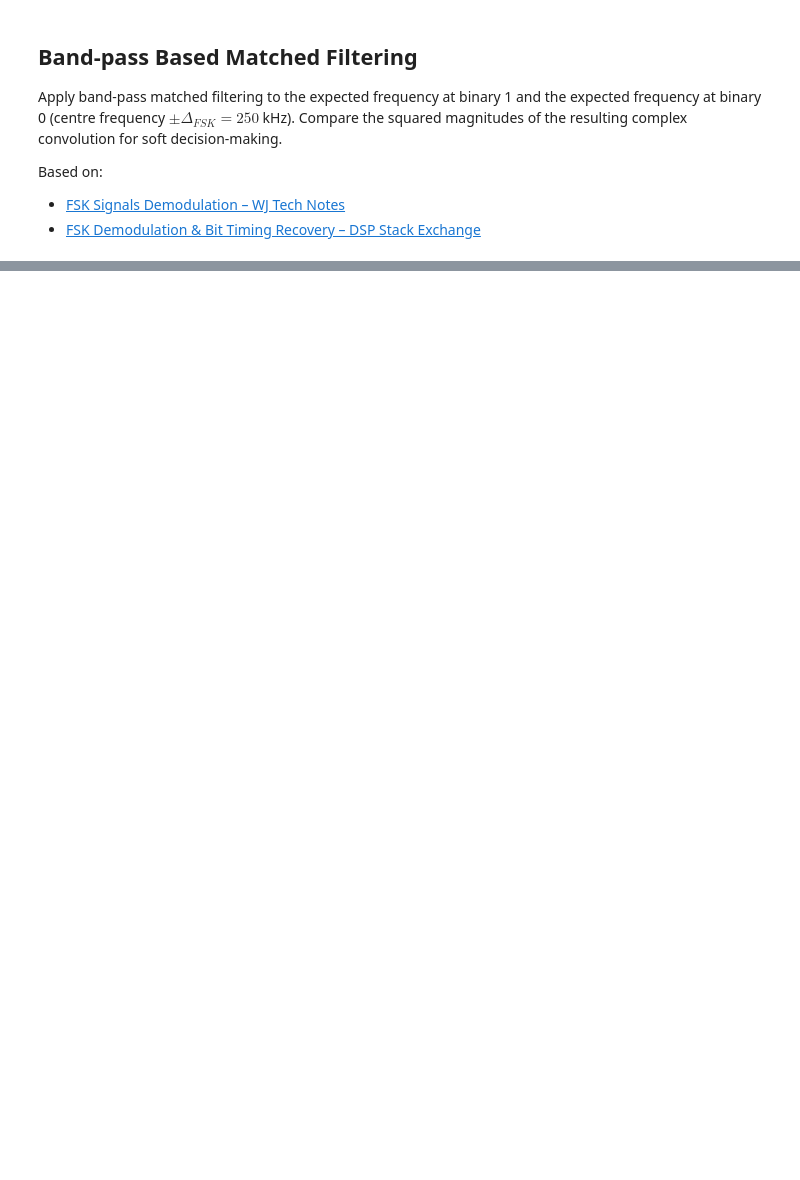
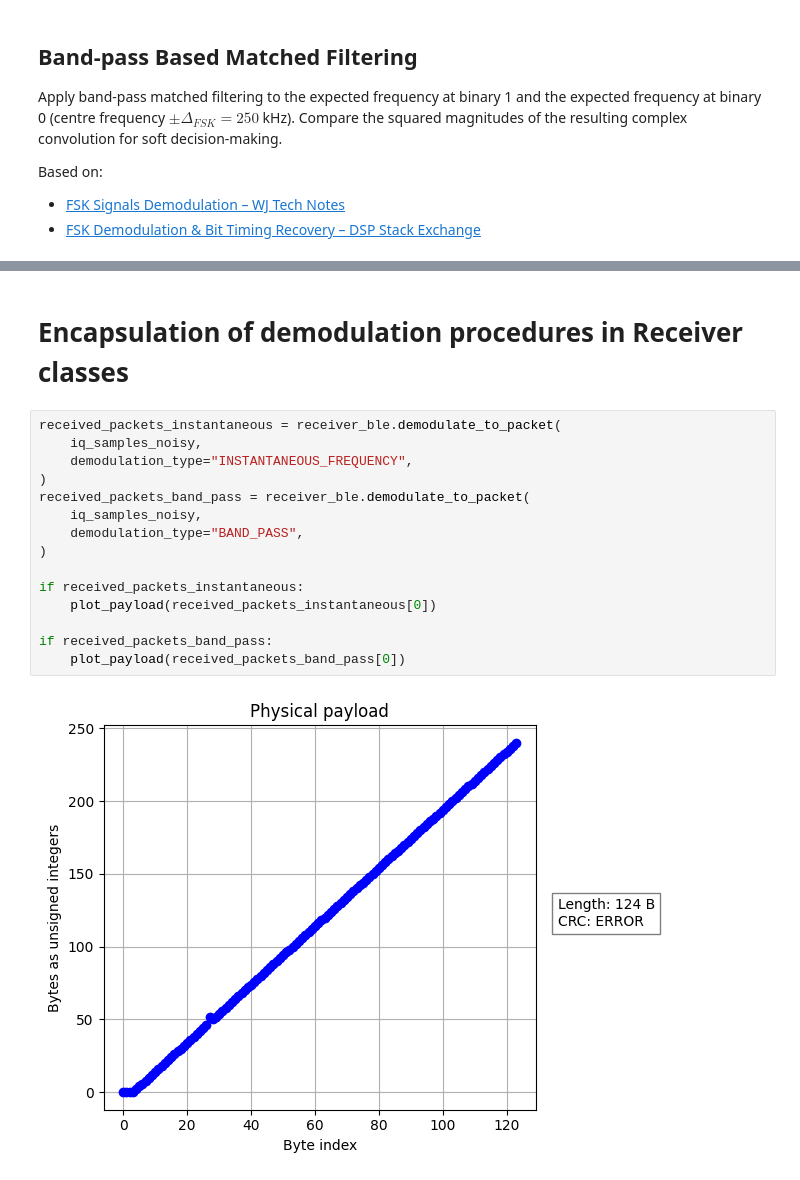
Before and after one commit to SDMote/SDR_projects, a Jupyter notebook: python_phy/ble_matched_filter_prototype.ipynb, the cells around one changed output, grey strips where cells are left out. Saved outputs shown, nothing was run; the diff lists cells and outputs as text; blank space fills up the shorter version.

```diff
--- a/python_phy/ble_matched_filter_prototype.ipynb
+++ b/python_phy/ble_matched_filter_prototype.ipynb
@@ -227,0 +225,19 @@ plot_complex_time(
+# %% [markdown]
+# Encapsulation of demodulation procedures in Receiver classes
+# %%
+received_packets_instantaneous = receiver_ble.demodulate_to_packet(
+    iq_samples_noisy,
+    demodulation_type="INSTANTANEOUS_FREQUENCY",
+)
+received_packets_band_pass = receiver_ble.demodulate_to_packet(
+    iq_samples_noisy,
+    demodulation_type="BAND_PASS",
+)
+
+if received_packets_instantaneous:
+    plot_payload(received_packets_instantaneous[0])
+
+if received_packets_band_pass:
+    plot_payload(received_packets_band_pass[0])
+# %% [output]
+[figure, added]
```
Also changed, not shown: parts of 5 cells of this notebook, 4 other files.
